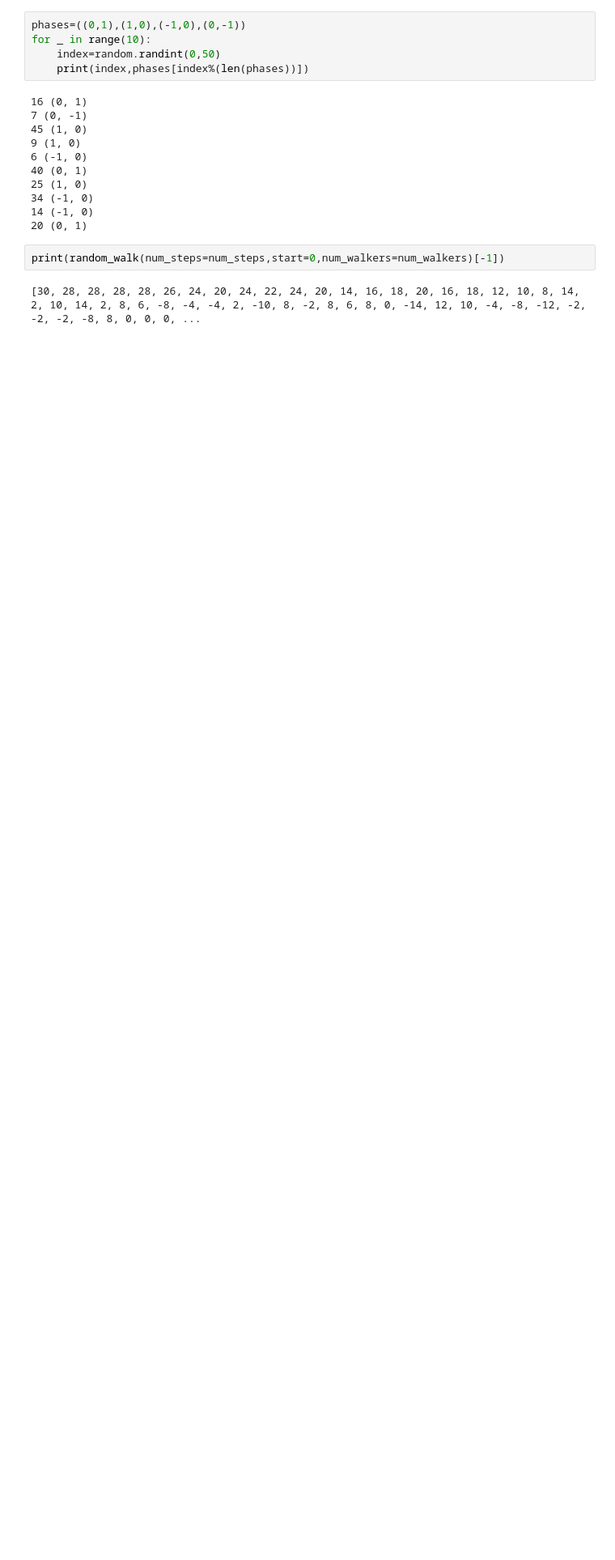
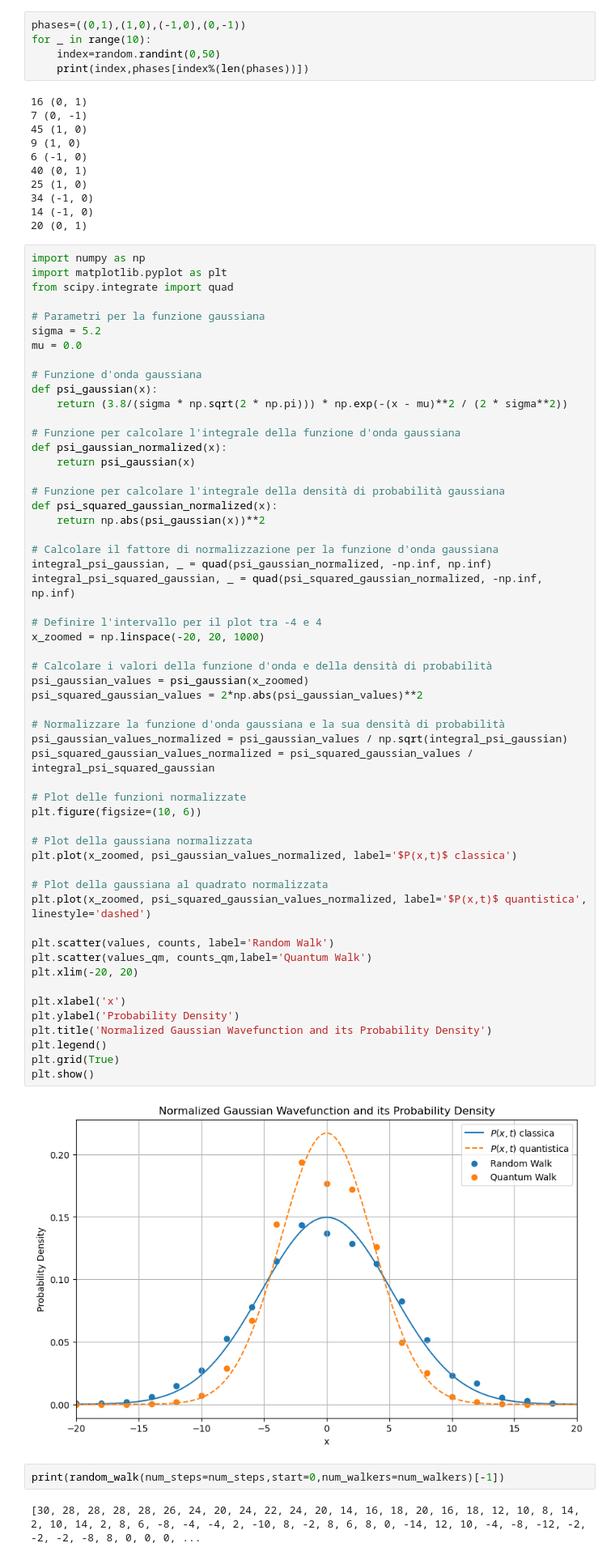
Before and after one commit to AndreaGiaccherini/RandomQuantumWalk, a Jupyter notebook: main.ipynb, the cells around one changed output. Shown: that part at 81% size. Saved outputs shown, nothing was run; the diff lists cells and outputs as text; blank space fills up the shorter version.

Commit message:
Analytic solution vs random walk

```diff
--- a/main.ipynb
+++ b/main.ipynb
@@ -153,6 +153,63 @@ for _ in range(10):
 34 (-1, 0)
 14 (-1, 0)
 20 (0, 1)
+# %%
+import numpy as np
+import matplotlib.pyplot as plt
+from scipy.integrate import quad
+
+# Parametri per la funzione gaussiana
+sigma = 5.2
+mu = 0.0
+
+# Funzione d'onda gaussiana
+def psi_gaussian(x):
+    return (3.8/(sigma * np.sqrt(2 * np.pi))) * np.exp(-(x - mu)**2 / (2 * sigma**2))
+
+# Funzione per calcolare l'integrale della funzione d'onda gaussiana
+def psi_gaussian_normalized(x):
+    return psi_gaussian(x)
+
+# Funzione per calcolare l'integrale della densità di probabilità gaussiana
+def psi_squared_gaussian_normalized(x):
+    return np.abs(psi_gaussian(x))**2
+
+# Calcolare il fattore di normalizzazione per la funzione d'onda gaussiana
+integral_psi_gaussian, _ = quad(psi_gaussian_normalized, -np.inf, np.inf)
+integral_psi_squared_gaussian, _ = quad(psi_squared_gaussian_normalized, -np.inf, np.inf)
+
+# Definire l'intervallo per il plot tra -4 e 4
+x_zoomed = np.linspace(-20, 20, 1000)
+
+# Calcolare i valori della funzione d'onda e della densità di probabilità
+psi_gaussian_values = psi_gaussian(x_zoomed)
+psi_squared_gaussian_values = 2*np.abs(psi_gaussian_values)**2
+
+# Normalizzare la funzione d'onda gaussiana e la sua densità di probabilità
+psi_gaussian_values_normalized = psi_gaussian_values / np.sqrt(integral_psi_gaussian)
+psi_squared_gaussian_values_normalized = psi_squared_gaussian_values / integral_psi_squared_gaussian
+
+# Plot delle funzioni normalizzate
+plt.figure(figsize=(10, 6))
+
+# Plot della gaussiana normalizzata
+plt.plot(x_zoomed, psi_gaussian_values_normalized, label='$P(x,t)$ classica')
+
+# Plot della gaussiana al quadrato normalizzata
+plt.plot(x_zoomed, psi_squared_gaussian_values_normalized, label='$P(x,t)$ quantistica', linestyle='dashed')
+
+plt.scatter(values, counts, label='Random Walk')
+plt.scatter(values_qm, counts_qm,label='Quantum Walk')
+plt.xlim(-20, 20)
+
+plt.xlabel('x')
+plt.ylabel('Probability Density')
+plt.title('Normalized Gaussian Wavefunction and its Probability Density')
+plt.legend()
+plt.grid(True)
+plt.show()
+# %% [output]
+[figure, added]
 # %%
 print(random_walk(num_steps=num_steps,start=0,num_walkers=num_walkers)[-1])
 # %% [output]
```
Also changed, not shown: parts of 1 cell of this notebook.
